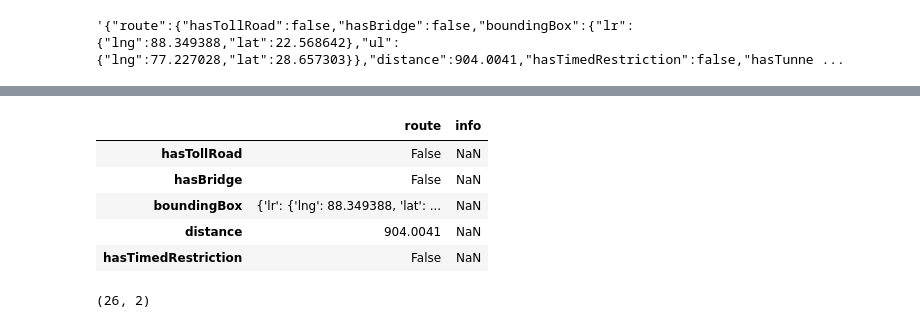
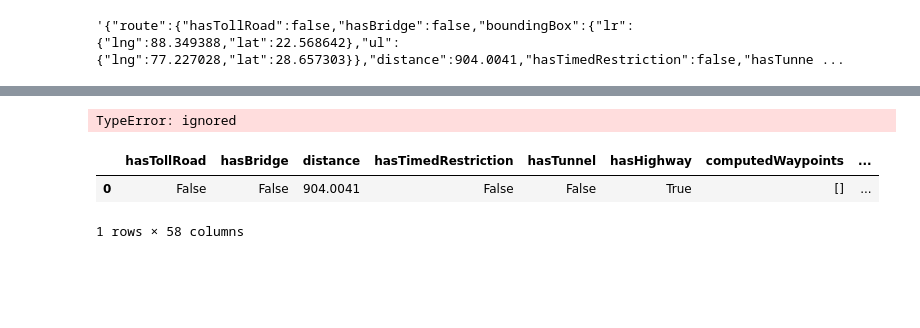
Before and after one commit to Noxscamp/CoderHouse, a Jupyter notebook: Desafio_APIS_Leandro__Marin.ipynb, the cells around one changed output, grey strips where cells are left out. Cells and saved outputs as stored; diff of their text form; code cells hidden in the pictures; blank space fills up the shorter version.

```diff
--- a/Desafio_APIS_Leandro__Marin.ipynb
+++ b/Desafio_APIS_Leandro__Marin.ipynb
@@ -34,12 +34,12 @@ resp = requests.post(url, headers=headers, data=data)
 resp.text
 # %% [output]
 '{"route":{"hasTollRoad":false,"hasBridge":false,"boundingBox":{"lr":{"lng":88.349388,"lat":22.568642},"ul":{"lng":77.227028,"lat":28.657303}},"distance":904.0041,"hasTimedRestriction":false,"hasTunne ...
+# %%
+texto=resp.text
+texto2= json.loads(texto)
 # %%
 print(len(resp.text))
 resp.text
 # %% [output]
 32439
 '{"route":{"hasTollRoad":false,"hasBridge":false,"boundingBox":{"lr":{"lng":88.349388,"lat":22.568642},"ul":{"lng":77.227028,"lat":28.657303}},"distance":904.0041,"hasTimedRestriction":false,"hasTunne ...
-# %%
-texto=resp.text
-json.loads(texto)
@@ -66,13 +48,13 @@ jsondata=json.loads(texto)
 resp2=pd.DataFrame.from_dict(jsondata)
 resp2.head()
 # %% [output]
-|  | route | info |
-| hasTollRoad | False | NaN |
-| hasBridge | False | NaN |
-| boundingBox | {'lr': {'lng': 88.349388, 'lat': ... | NaN |
-| distance | 904.0041 | NaN |
-| hasTimedRestriction | False | NaN |
+TypeError: ignored
-# %%
-resp2.shape
-# %% [output]
-(26, 2)
+# %%
+import json
+import pandas as pd
+from pandas.io.json import json_normalize
+json_normalize(texto2['route'])
+# %% [output]
+|  | hasTollRoad | hasBridge | distance | hasTimedRestriction | hasTunnel | hasHighway | computedWaypoints | ... |
+| 0 | False | False | 904.0041 | False | False | True | [] | ... |
+1 rows × 58 columns
```
Also changed, not shown: parts of 1 cell of this notebook.
